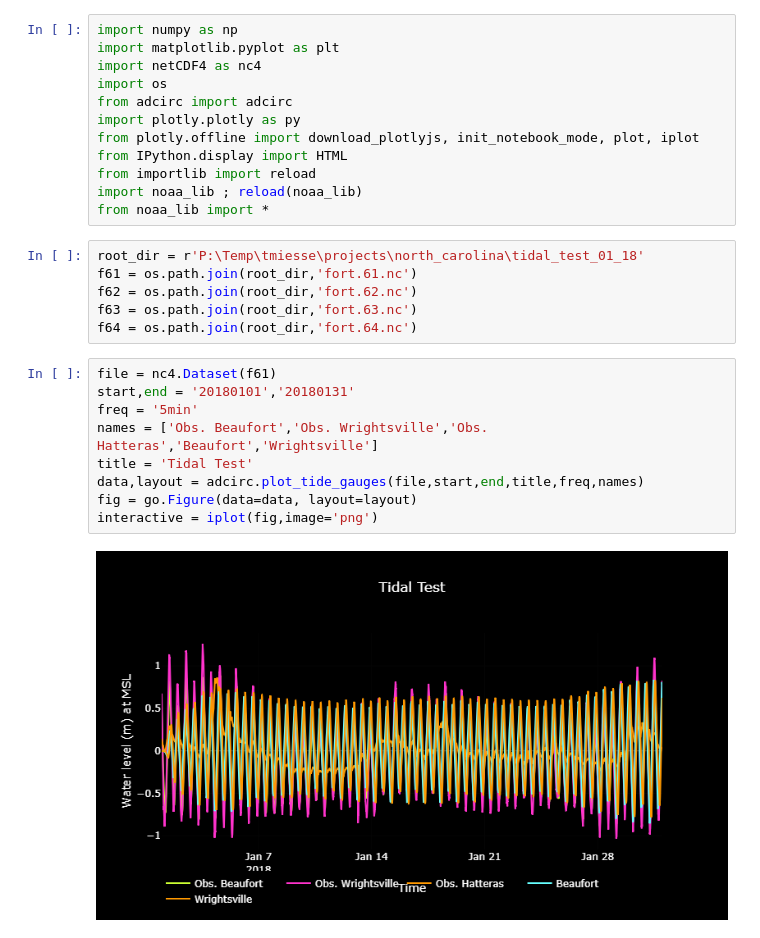
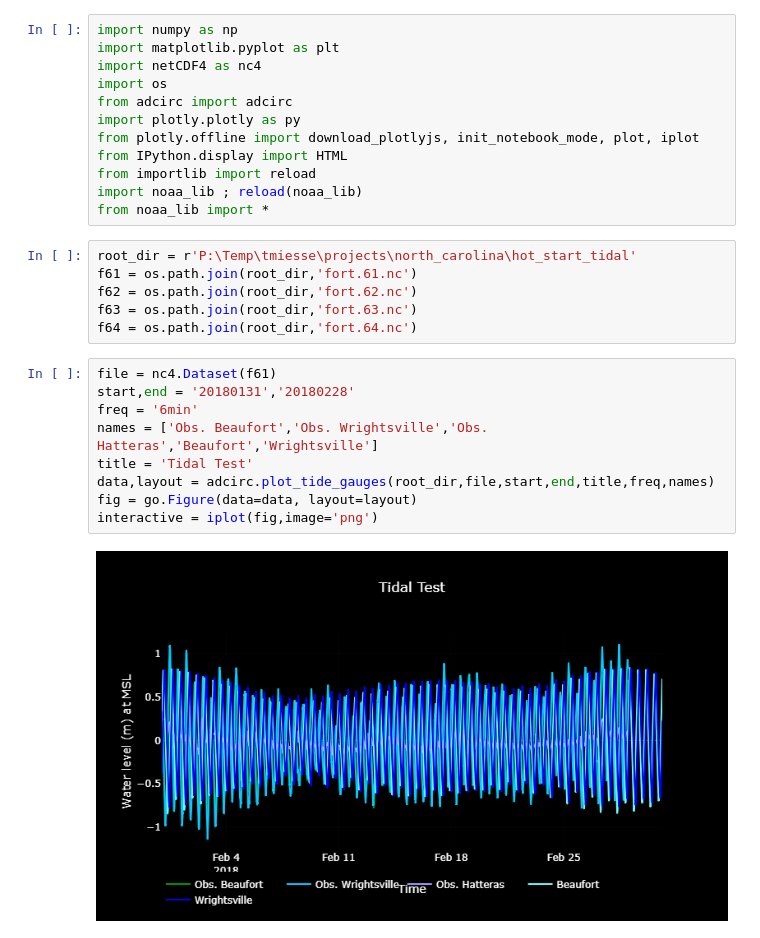
Before and after one commit to slawler/adcirc_prod, a Jupyter notebook: notebooks/Tidal_check2.ipynb, the cells around one changed output. Drawn from its saved outputs; the diff is of its cells as text.

```diff
--- a/notebooks/Tidal_check2.ipynb
+++ b/notebooks/Tidal_check2.ipynb
@@ -20,19 +20,19 @@ from importlib import reload
 import noaa_lib ; reload(noaa_lib)
 from noaa_lib import *
 # %%
-root_dir = r'P:\Temp\tmiesse\projects\north_carolina\tidal_test_01_18'
+root_dir = r'P:\Temp\tmiesse\projects\north_carolina\hot_start_tidal'
 f61 = os.path.join(root_dir,'fort.61.nc')
 f62 = os.path.join(root_dir,'fort.62.nc')
 f63 = os.path.join(root_dir,'fort.63.nc')
 f64 = os.path.join(root_dir,'fort.64.nc')
 # %%
 file = nc4.Dataset(f61)
-start,end = '20180101','20180131'
-freq = '5min'
+start,end = '20180131','20180228'
+freq = '6min'
 names = ['Obs. Beaufort','Obs. Wrightsville','Obs. Hatteras','Beaufort','Wrightsville']
 title = 'Tidal Test'
-data,layout = adcirc.plot_tide_gauges(file,start,end,title,freq,names)
+data,layout = adcirc.plot_tide_gauges(root_dir,file,start,end,title,freq,names)
 fig = go.Figure(data=data, layout=layout)
 interactive = iplot(fig,image='png')
 # %% [output]
-[figure, old version]
+[figure, new version]
```
Also changed, not shown: 4 other files.
